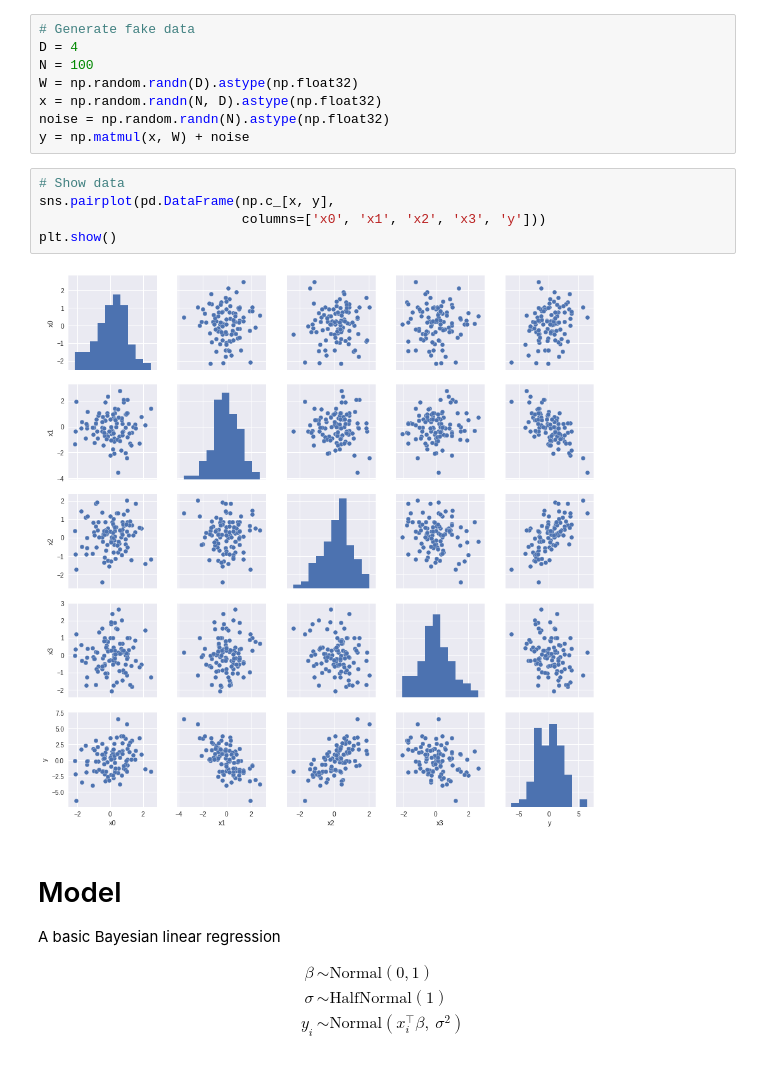
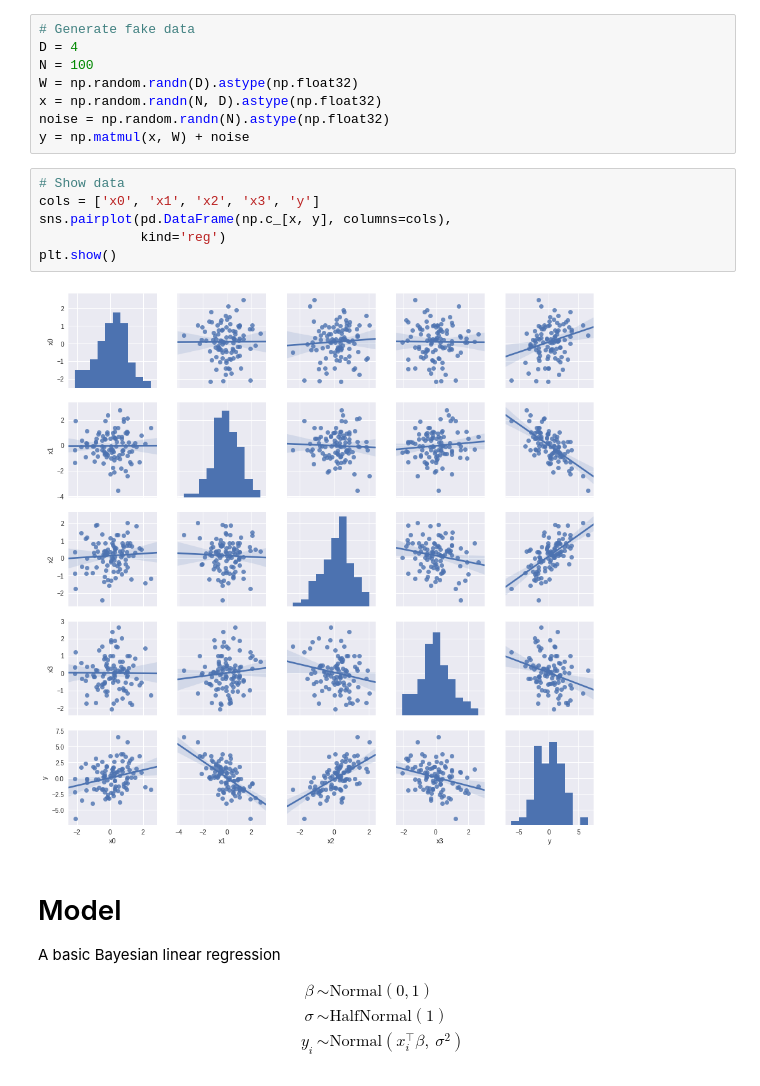
Before and after one commit to brendanhasz/tfp-bayesian-regression, a Jupyter notebook: TFP_Linear_Regression.ipynb, the cells around one changed output. Saved outputs shown, nothing was run; the diff lists cells and outputs as text.

```diff
--- a/TFP_Linear_Regression.ipynb
+++ b/TFP_Linear_Regression.ipynb
@@ -28,11 +29,12 @@ noise = np.random.randn(N).astype(np.float32)
 y = np.matmul(x, W) + noise
 # %%
 # Show data
-sns.pairplot(pd.DataFrame(np.c_[x, y],
-                          columns=['x0', 'x1', 'x2', 'x3', 'y']))
+cols = ['x0', 'x1', 'x2', 'x3', 'y']
+sns.pairplot(pd.DataFrame(np.c_[x, y], columns=cols),
+             kind='reg')
 plt.show()
 # %% [output]
-[figure, old version]
+[figure, new version]
 # %% [markdown]
 # Model
 
```
Also changed, not shown: parts of 13 cells of this notebook.
